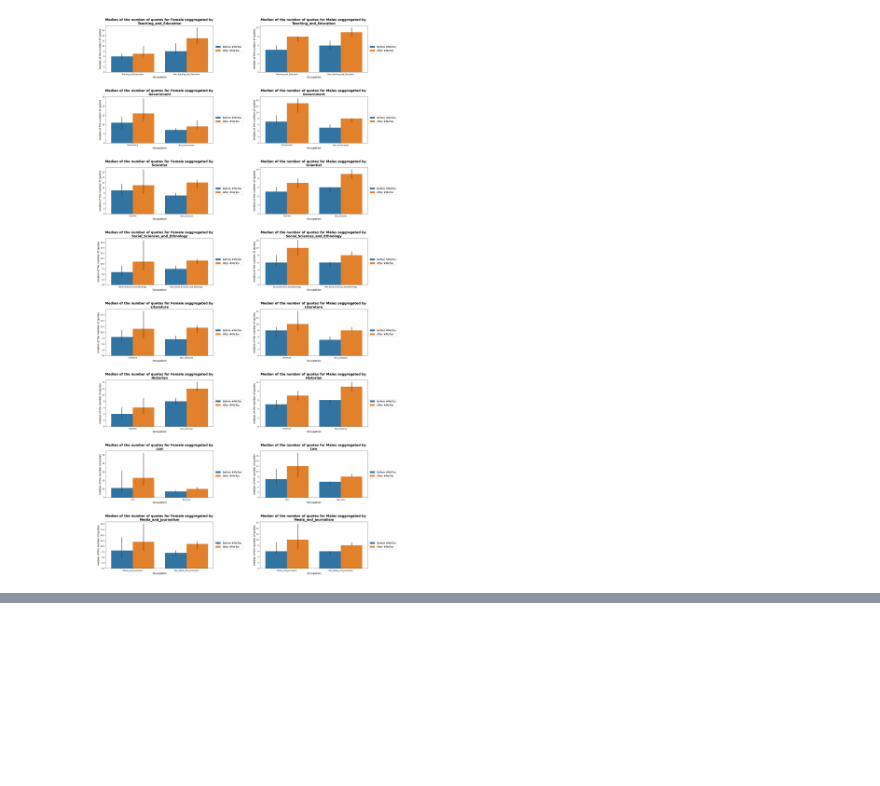
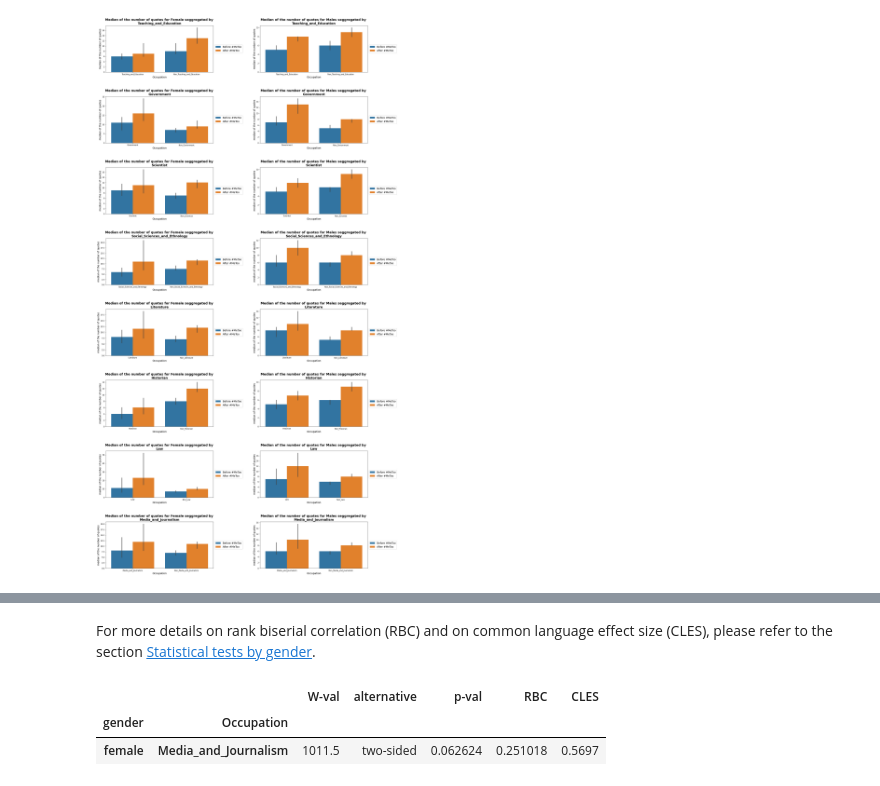
Before and after one commit to janougome/ADA-team, a Jupyter notebook: Milestone3.ipynb, the cells around one changed output, grey strips where cells are left out. Saved outputs shown, nothing was run; the diff lists cells and outputs as text; code cells hidden in the pictures; blank space fills up the shorter version.

```diff
--- a/Milestone3.ipynb
+++ b/Milestone3.ipynb
@@ -1193,0 +1267,11 @@ for f in fulls:
+# %% [markdown]
+For more details on rank biserial correlation (RBC) and on common language effect size (CLES), please refer to the section [Statistical tests by gender](#Statistical-tests-by-gender).
+# %%
+alpha = 0.05
+non_significant_results = wilcoxon_results[wilcoxon_results['p-val'] > alpha]
+significant_results = wilcoxon_results[wilcoxon_results['p-val'] < alpha]
+non_significant_results
+# %% [output]
+|  |  | W-val | alternative | p-val | RBC | CLES |
+| gender | Occupation |  |  |  |  |  |
+| female | Media_and_Journalism | 1011.5 | two-sided | 0.062624 | 0.251018 | 0.5697 |
```
Also changed, not shown: parts of 22 cells of this notebook.
